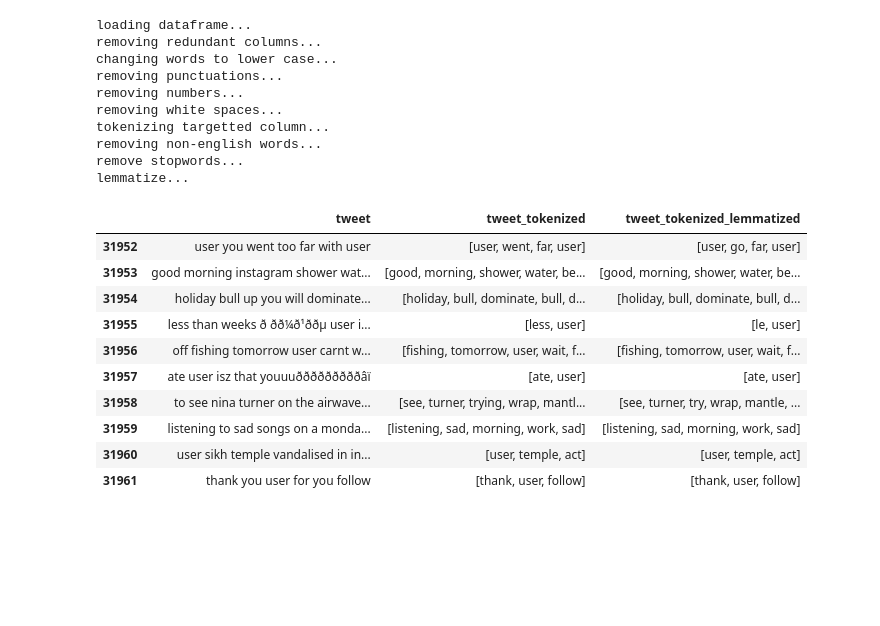
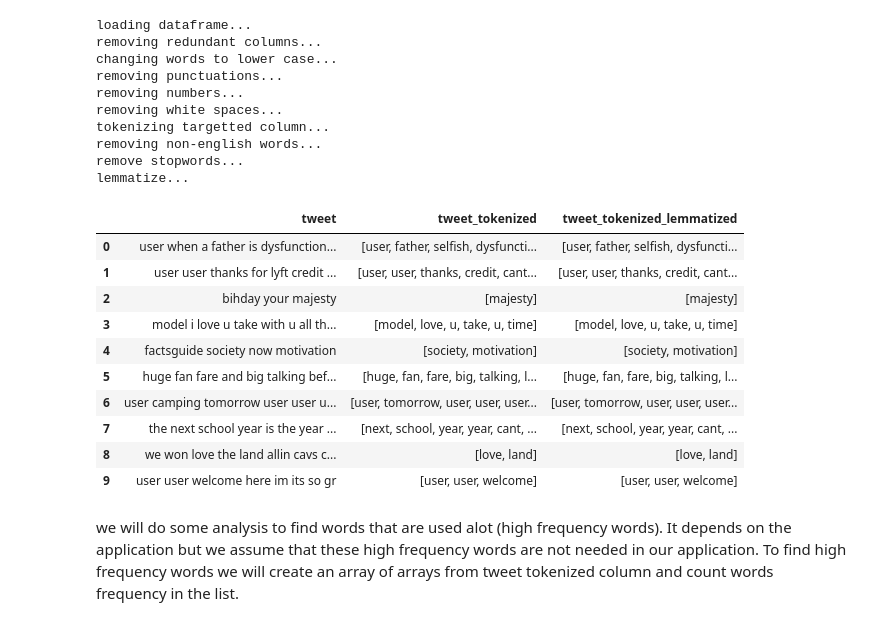
Before and after one commit to cohensaeb/AIDI_1002_Labs, a Jupyter notebook: week_2/AIDI_1002_Week_2_Lab_2.ipynb, the cells around one changed output. Drawn from its saved outputs; the diff is of its cells as text; code cells hidden in the pictures; blank space fills up the shorter version.

```diff
--- a/week_2/AIDI_1002_Week_2_Lab_2.ipynb
+++ b/week_2/AIDI_1002_Week_2_Lab_2.ipynb
@@ -26,6 +30,7 @@ from collections import Counter
 # Global Vairable
 # Stop word
 STOP_WORDS = set(stopwords.words('english'))
+STOP_WORDS.add('http')
 # Lemmatizer
 LEMMATIZER = WordNetLemmatizer()
 # English Words
@@ -240,16 +245,18 @@ removing non-english words...
 remove stopwords...
 lemmatize...
 # %%
-df1.tail(10)
+df1.head(10)
 # %% [output]
 |  | tweet | tweet_tokenized | tweet_tokenized_lemmatized |
-| 31952 | user you went too far with user | [user, went, far, user] | [user, go, far, user] |
-| 31953 | good morning instagram shower wat... | [good, morning, shower, water, be... | [good, morning, shower, water, be... |
-| 31954 | holiday bull up you will dominate... | [holiday, bull, dominate, bull, d... | [holiday, bull, dominate, bull, d... |
-| 31955 | less than weeks ð ðð¼ð¹ððµ user i... | [less, user] | [le, user] |
-| 31956 | off fishing tomorrow user carnt w... | [fishing, tomorrow, user, wait, f... | [fishing, tomorrow, user, wait, f... |
-| 31957 | ate user isz that youuuðððððððððâï | [ate, user] | [ate, user] |
-| 31958 | to see nina turner on the airwave... | [see, turner, trying, wrap, mantl... | [see, turner, try, wrap, mantle, ... |
-| 31959 | listening to sad songs on a monda... | [listening, sad, morning, work, sad] | [listening, sad, morning, work, sad] |
-| 31960 | user sikh temple vandalised in in... | [user, temple, act] | [user, temple, act] |
-| 31961 | thank you user for you follow | [thank, user, follow] | [thank, user, follow] |
+| 0 | user when a father is dysfunction... | [user, father, selfish, dysfuncti... | [user, father, selfish, dysfuncti... |
+| 1 | user user thanks for lyft credit ... | [user, user, thanks, credit, cant... | [user, user, thanks, credit, cant... |
+| 2 | bihday your majesty | [majesty] | [majesty] |
+| 3 | model i love u take with u all th... | [model, love, u, take, u, time] | [model, love, u, take, u, time] |
+| 4 | factsguide society now motivation | [society, motivation] | [society, motivation] |
+| 5 | huge fan fare and big talking bef... | [huge, fan, fare, big, talking, l... | [huge, fan, fare, big, talking, l... |
+| 6 | user camping tomorrow user user u... | [user, tomorrow, user, user, user... | [user, tomorrow, user, user, user... |
+| 7 | the next school year is the year ... | [next, school, year, year, cant, ... | [next, school, year, year, cant, ... |
+| 8 | we won love the land allin cavs c... | [love, land] | [love, land] |
+| 9 | user user welcome here im its so gr | [user, user, welcome] | [user, user, welcome] |
+# %% [markdown]
+we will do some analysis to find words that are used alot (high frequency words). It depends on the application but we assume that these high frequency words are not needed in our application. To find high frequency words we will create an array of arrays from tweet tokenized column and count words frequency in the list.
```
Also changed, not shown: parts of 17 cells of this notebook.
